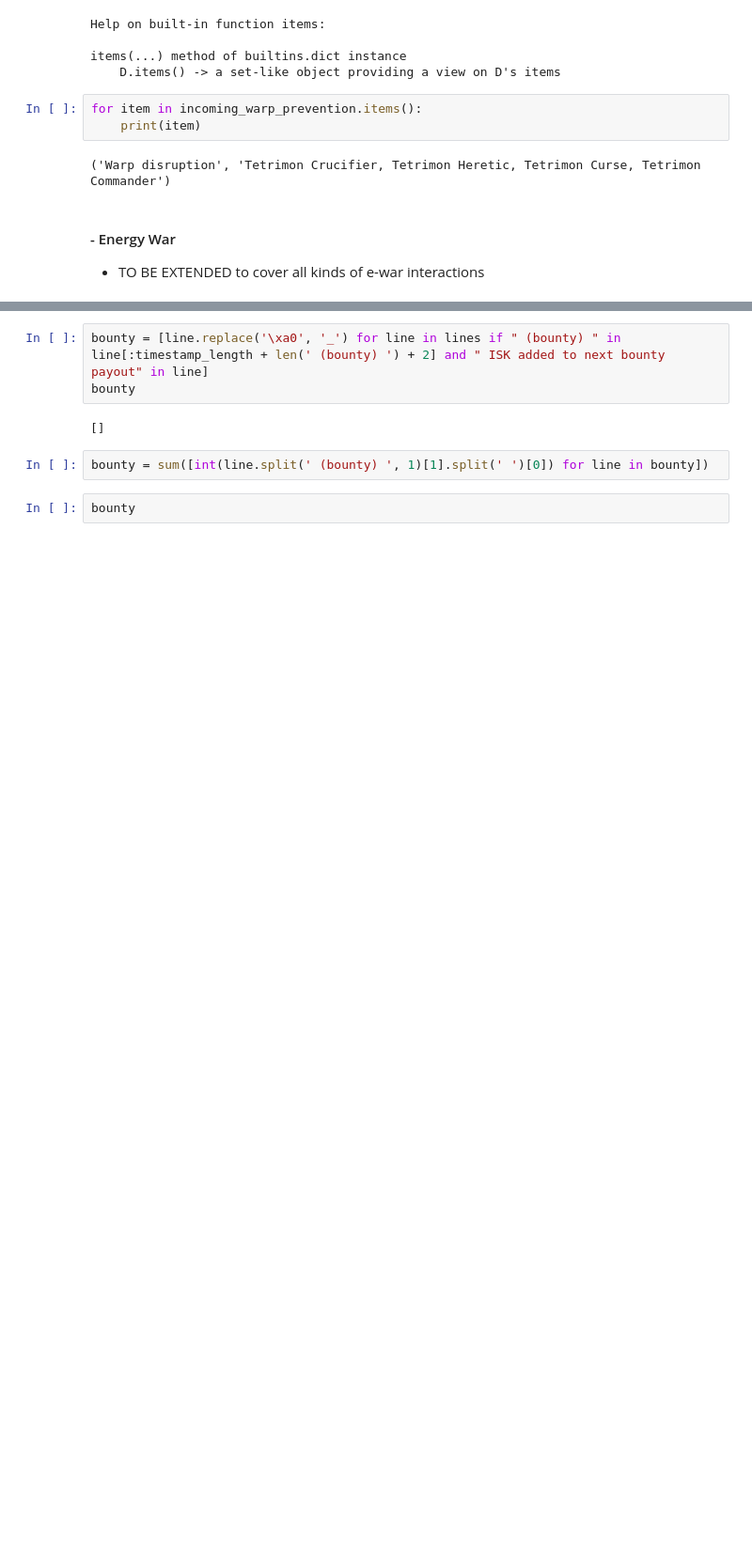
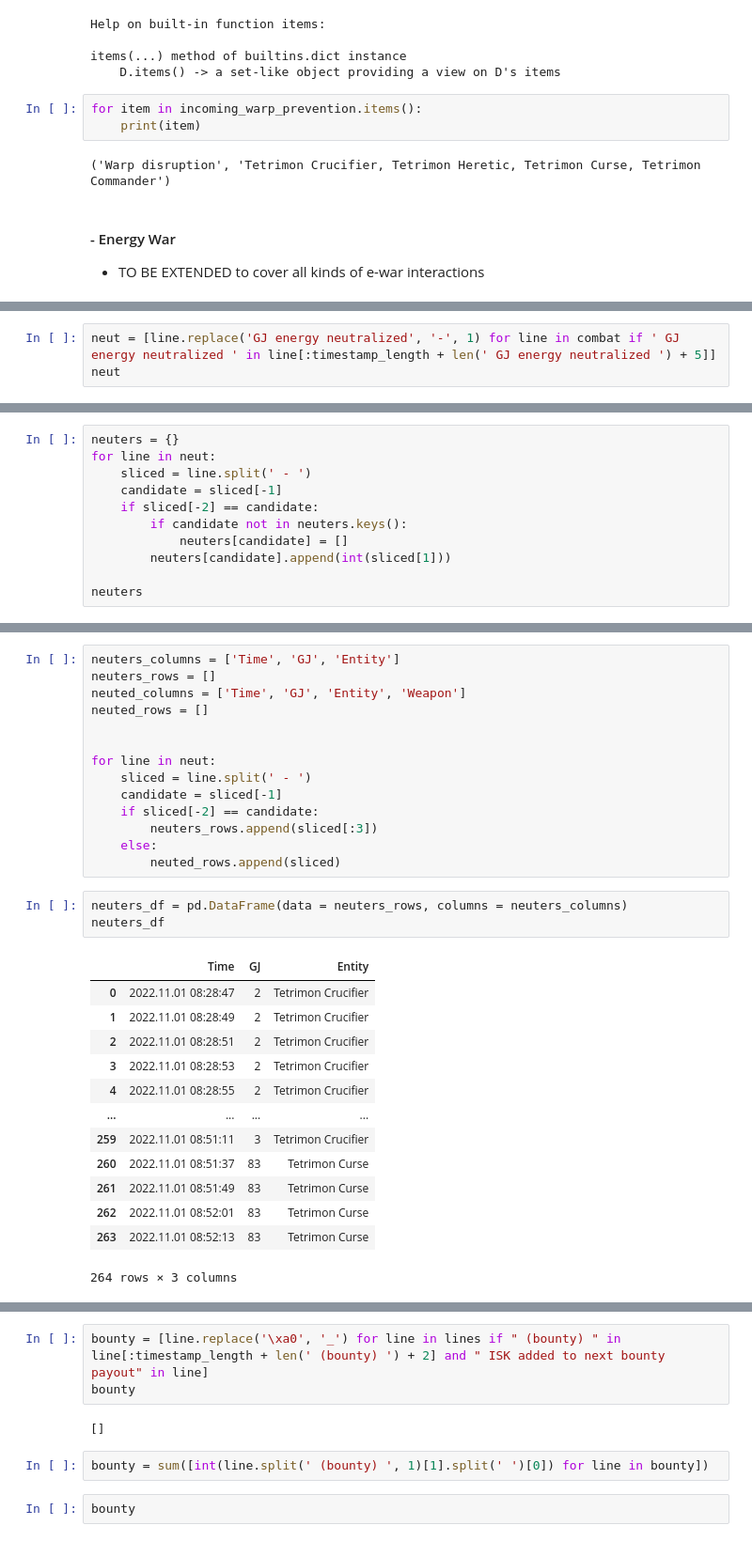
Before and after one commit to mislavskii/EvELogs, a Jupyter notebook: CombatInteractions-DJ.ipynb, the cells around one changed output, grey strips where cells are left out. Shown at 94% size. Cells and saved outputs as stored; diff of their text form; blank space fills up the shorter version.

```diff
--- a/CombatInteractions-DJ.ipynb
+++ b/CombatInteractions-DJ.ipynb
@@ -422,0 +439,3 @@ for action in ewar_df.Action.unique():
+# %%
+neut = [line.replace('GJ energy neutralized', '-', 1) for line in combat if ' GJ energy neutralized ' in line[:timestamp_length + len(' GJ energy neutralized ') + 5]]
+neut
@@ -422,0 +460,11 @@ for action in ewar_df.Action.unique():
+# %%
+neuters = {}
+for line in neut:
+    sliced = line.split(' - ')
+    candidate = sliced[-1]
+    if sliced[-2] == candidate:
+        if candidate not in neuters.keys():
+            neuters[candidate] = []
+        neuters[candidate].append(int(sliced[1]))
+
+neuters
@@ -422,0 +496,31 @@ for action in ewar_df.Action.unique():
+# %%
+neuters_columns = ['Time', 'GJ', 'Entity']
+neuters_rows = []
+neuted_columns = ['Time', 'GJ', 'Entity', 'Weapon']
+neuted_rows = []
+
+
+for line in neut:
+    sliced = line.split(' - ')
+    candidate = sliced[-1]
+    if sliced[-2] == candidate:
+        neuters_rows.append(sliced[:3])
+    else:
+        neuted_rows.append(sliced)
+# %%
+neuters_df = pd.DataFrame(data = neuters_rows, columns = neuters_columns)
+neuters_df
+# %% [output]
+|  | Time | GJ | Entity |
+| 0 | 2022.11.01 08:28:47 | 2 | Tetrimon Crucifier |
+| 1 | 2022.11.01 08:28:49 | 2 | Tetrimon Crucifier |
+| 2 | 2022.11.01 08:28:51 | 2 | Tetrimon Crucifier |
+| 3 | 2022.11.01 08:28:53 | 2 | Tetrimon Crucifier |
+| 4 | 2022.11.01 08:28:55 | 2 | Tetrimon Crucifier |
+| ... | ... | ... | ... |
+| 259 | 2022.11.01 08:51:11 | 3 | Tetrimon Crucifier |
+| 260 | 2022.11.01 08:51:37 | 83 | Tetrimon Curse |
+| 261 | 2022.11.01 08:51:49 | 83 | Tetrimon Curse |
+| 262 | 2022.11.01 08:52:01 | 83 | Tetrimon Curse |
+| 263 | 2022.11.01 08:52:13 | 83 | Tetrimon Curse |
+264 rows × 3 columns
```
Also changed, not shown: parts of 20 cells of this notebook.
